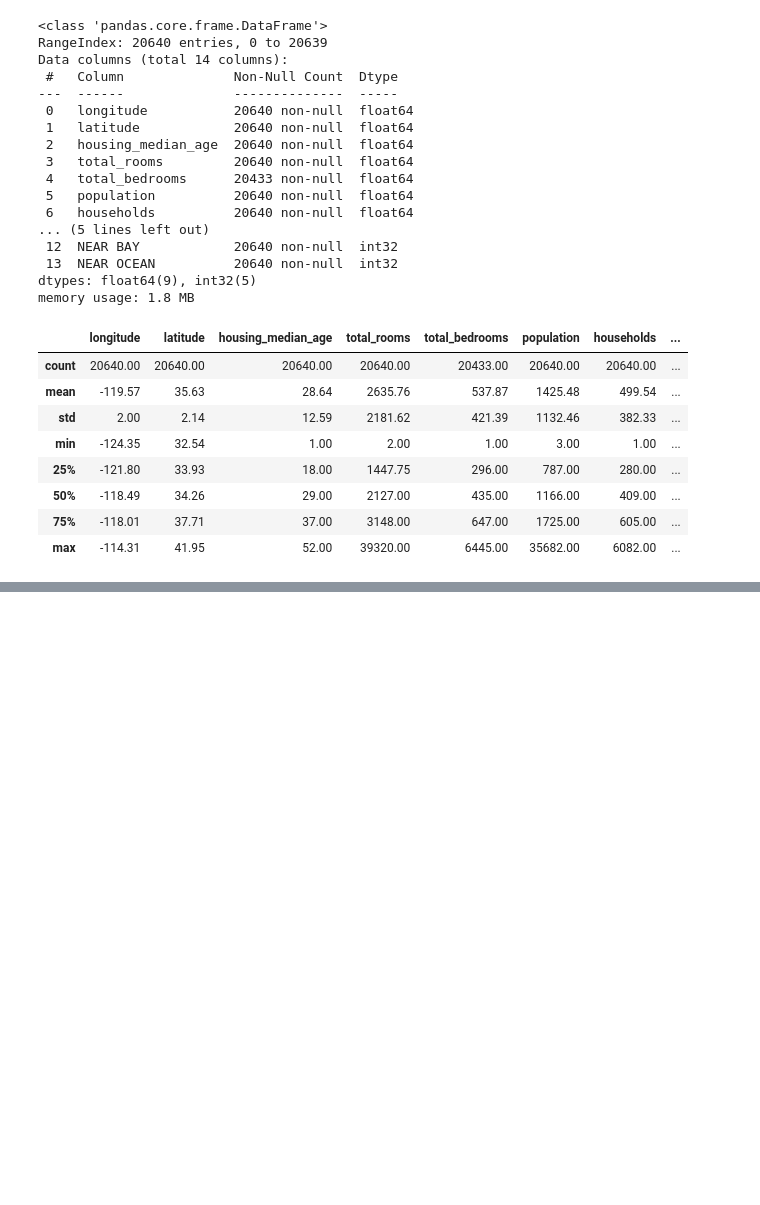
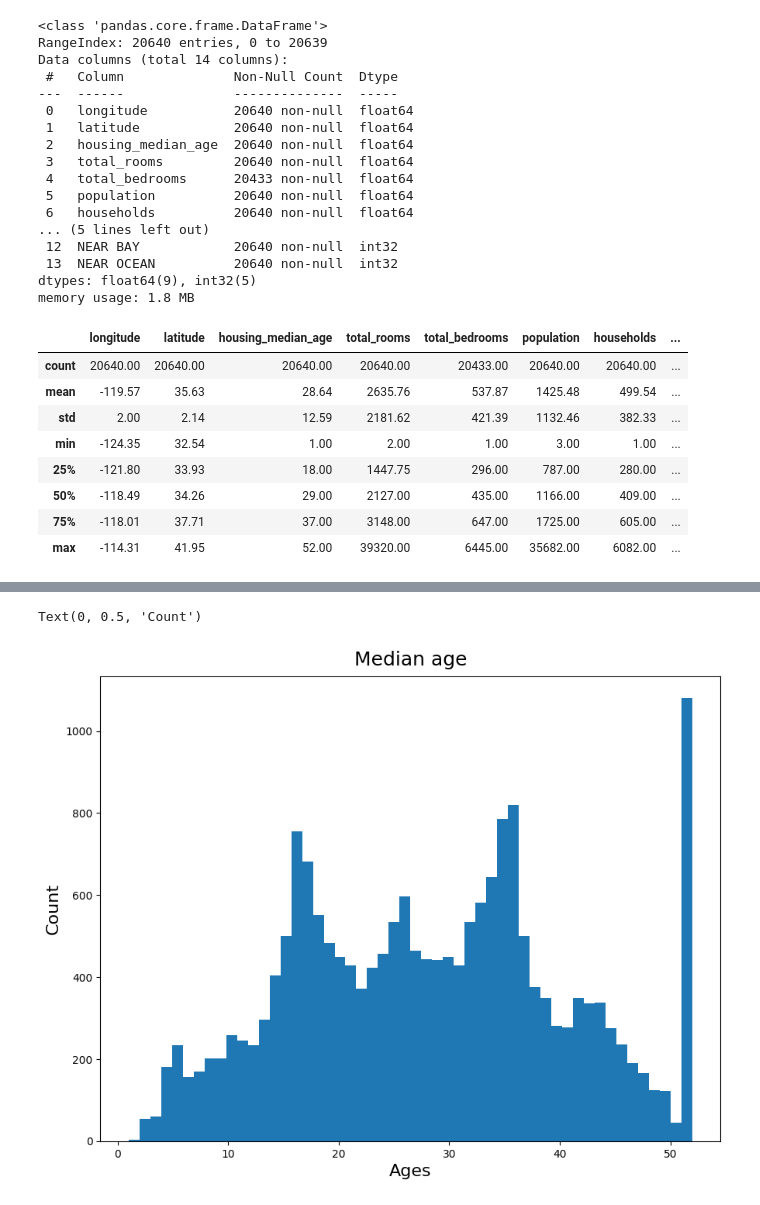
Before and after one commit to AraujoTT/RegLinear_CA_house_price, a Jupyter notebook: main.ipynb, the cells around one changed output, grey strips where cells are left out. Saved outputs shown, nothing was run; the diff lists cells and outputs as text; code cells hidden in the pictures; blank space fills up the shorter version.

```diff
--- a/main.ipynb
+++ b/main.ipynb
@@ -157,0 +158,11 @@ plt.colorbar(scat, label='Valor Médio das Casas')
+# %%
+fig = plt.figure(figsize=(8,6))
+ax = fig.add_axes([0, 0, 1, 1])
+
+ax.hist(df['housing_median_age'], bins=len(df['housing_median_age'].value_counts()))
+ax.set_title('Median age', fontsize= 18, pad=10)
+ax.set_xlabel('Ages',fontsize= 16)
+ax.set_ylabel('Count', fontsize= 16)
+# %% [output]
+Text(0, 0.5, 'Count')
+[figure, added]
```
Also changed, not shown: parts of 3 cells of this notebook.
